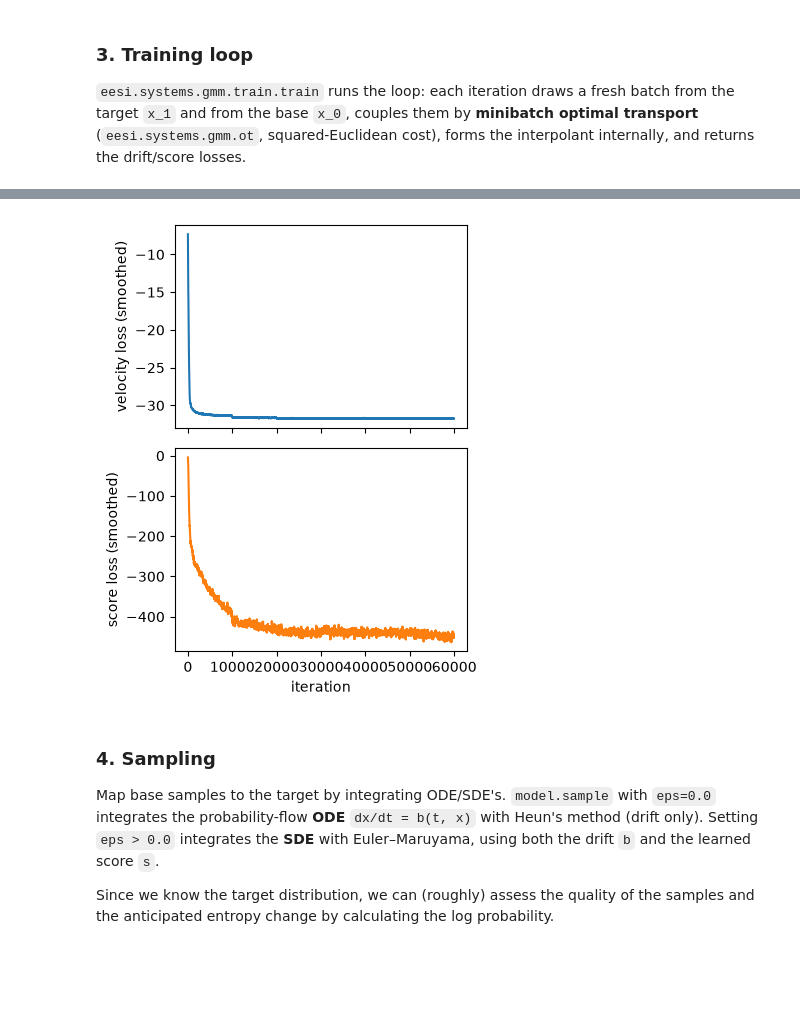
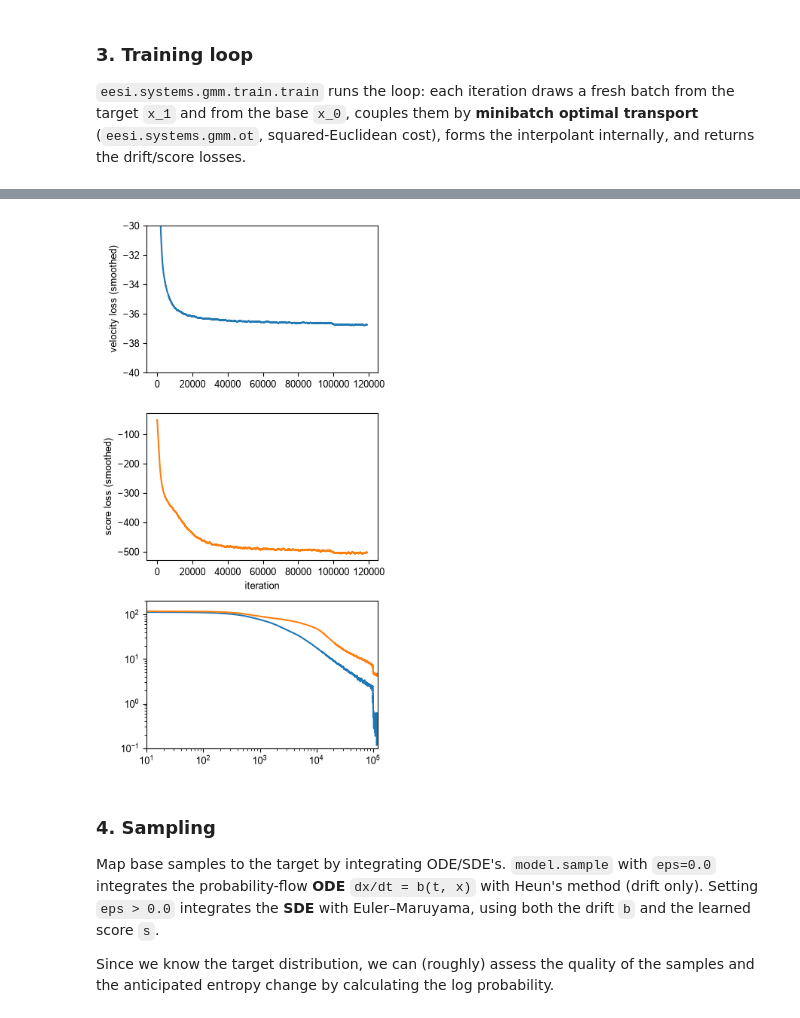
Before and after one commit to Rauscher-Group/eesi, a Jupyter notebook: experiments/GMM/GMM.ipynb, the cells around one changed output, grey strips where cells are left out. Cells and saved outputs as stored; diff of their text form; code cells hidden in the pictures; blank space fills up the shorter version.

```diff
--- a/experiments/GMM/GMM.ipynb
+++ b/experiments/GMM/GMM.ipynb
@@ -140,22 +115,38 @@ torch.save(model.net_s.state_dict(), './gmm_s.pth')
 # %%
 # Training curves (smoothed).
-def smooth(v, k=100):
+def smooth(v, k=1000):
     v = np.asarray(v)
     if len(v) < k:
         return v
     return np.convolve(v, np.ones(k) / k, mode="valid")
 
-fig, ax = plt.subplots(2,1,sharex=True,figsize=(4,5))
+hist_b, hist_s, hist_S_dot, hist_S_zdot = np.load("./gmm_hist.npy").T
+hist_b2, hist_s2, hist_S_dot2, hist_S_zdot2 = np.load("./gmm2_hist.npy").T
+hist_b = np.concat((hist_b,hist_b2))
+hist_s = np.concat((hist_s,hist_s2))
+hist_S_dot = np.concat((hist_S_dot,hist_S_dot2))
+hist_S_zdot = np.concat((hist_S_zdot,hist_S_zdot2))
+
+fig, ax = plt.subplots(3,1,sharex=False,figsize=(4,7.5))
 ax[0].plot(smooth(hist_b),'-C0')
 ax[0].set_ylabel("velocity loss (smoothed)")
 ax[1].plot(smooth(hist_s),'-C1')
 ax[1].set_xlabel("iteration")
 ax[1].set_ylabel("score loss (smoothed)")
+
+s_target = -61.443-56.7575
+ax[2].plot(smooth(hist_S_zdot)-s_target,'-')
+ax[2].plot(smooth(hist_S_dot)-s_target,'-')
+ax[2].set_yscale('log')
+ax[2].set_xscale('log')
+ax[2].set_ylim(0.1,200)
+ax[0].set_ylim(-40,-30)
+ax[2].set_xlim(1e1,1.2e5)
 #ax[0].set_ylim(-37,-36)
 plt.tight_layout()
 plt.show()
 # %% [output]
-[figure, old version]
+[figure, new version]
 # %% [markdown]
 ### 4. Sampling
 
```
Also changed, not shown: parts of 11 cells of this notebook, 57 other files.
